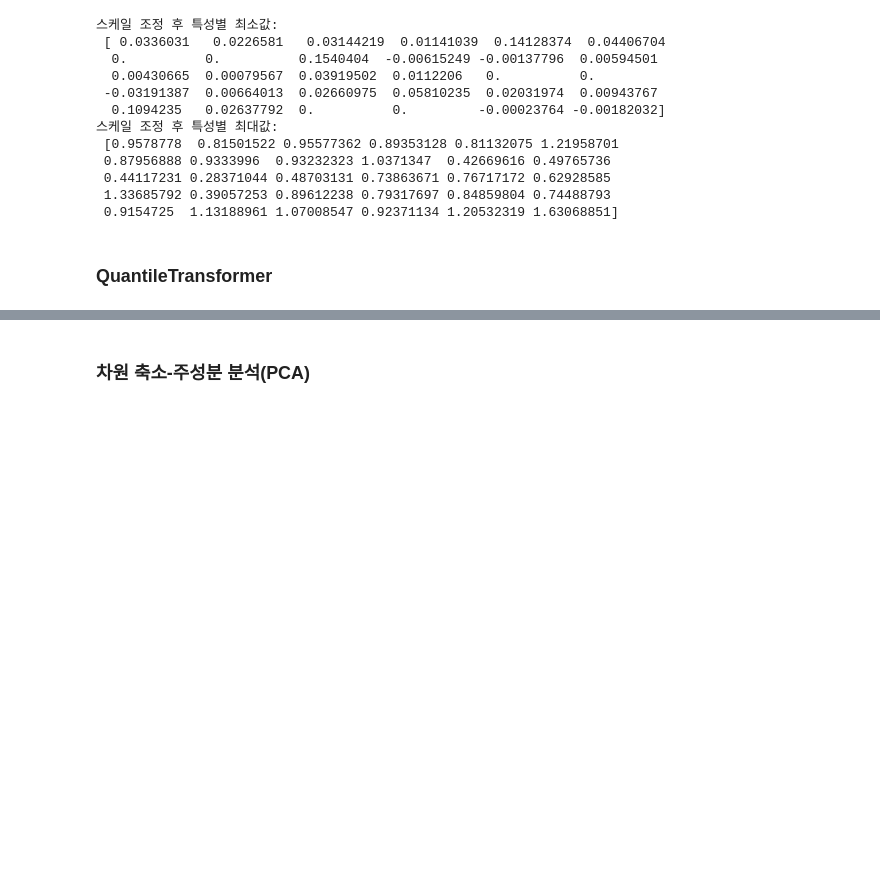
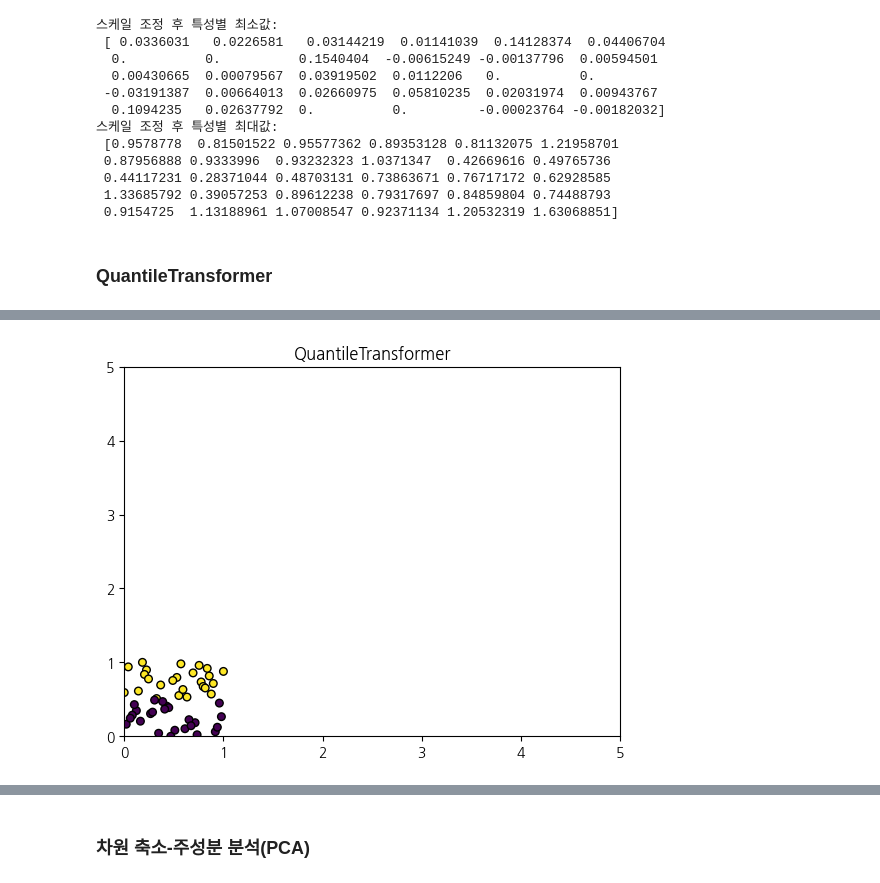
Before and after one commit to flowerdeerjeannie/Machine_Learning, a Jupyter notebook: 03.ipynb, the cells around one changed output, grey strips where cells are left out. Cells and saved outputs as stored; diff of their text form; code cells hidden in the pictures; blank space fills up the shorter version.

```diff
--- a/03.ipynb
+++ b/03.ipynb
@@ -101,0 +116,14 @@ print("스케일 조정 후 특성별 최대값:\n", X_test_scaled.max(axis=0))
+# %%
+# 이 데이터셋에 QuantileTransformer 적용하여 스케일 변화 보기
+
+scaler=QuantileTransformer(n_quantiles=50)
+X_trans=scaler.fit_transform(X) #transform까지 함께 해야 scaler는 변환이 완료됨
+plt.scatter(X_trans[:, 0], X_trans[:,1], c=y, s=30, edgecolors='black')
+plt.xlim(0,5)
+plt.ylim(0,5)
+plt.title(type(scaler).__name__)
+plt.show()
+
+# 해석: 스케일링 즉 변환 후에는 특성0과 특성1에서 0.1사이에 분포되어있음을 볼 수 있음
+# %% [output]
+[figure, added]
```
Also changed, not shown: parts of 20 cells of this notebook.
